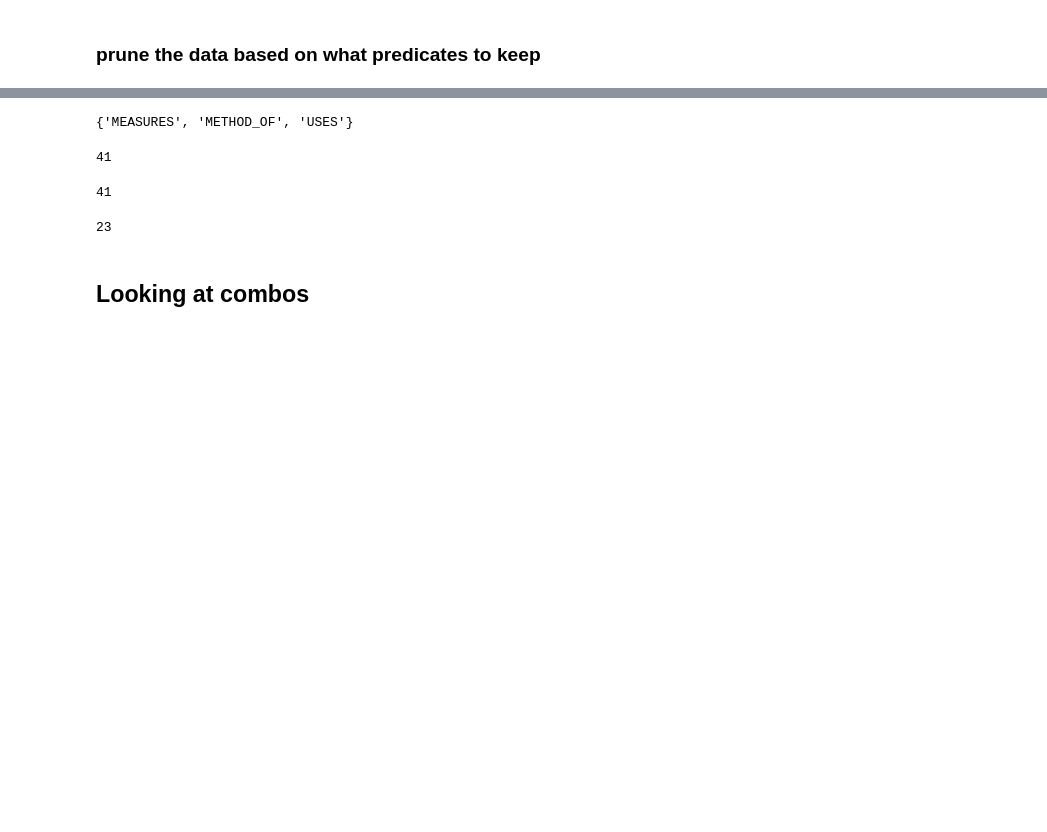
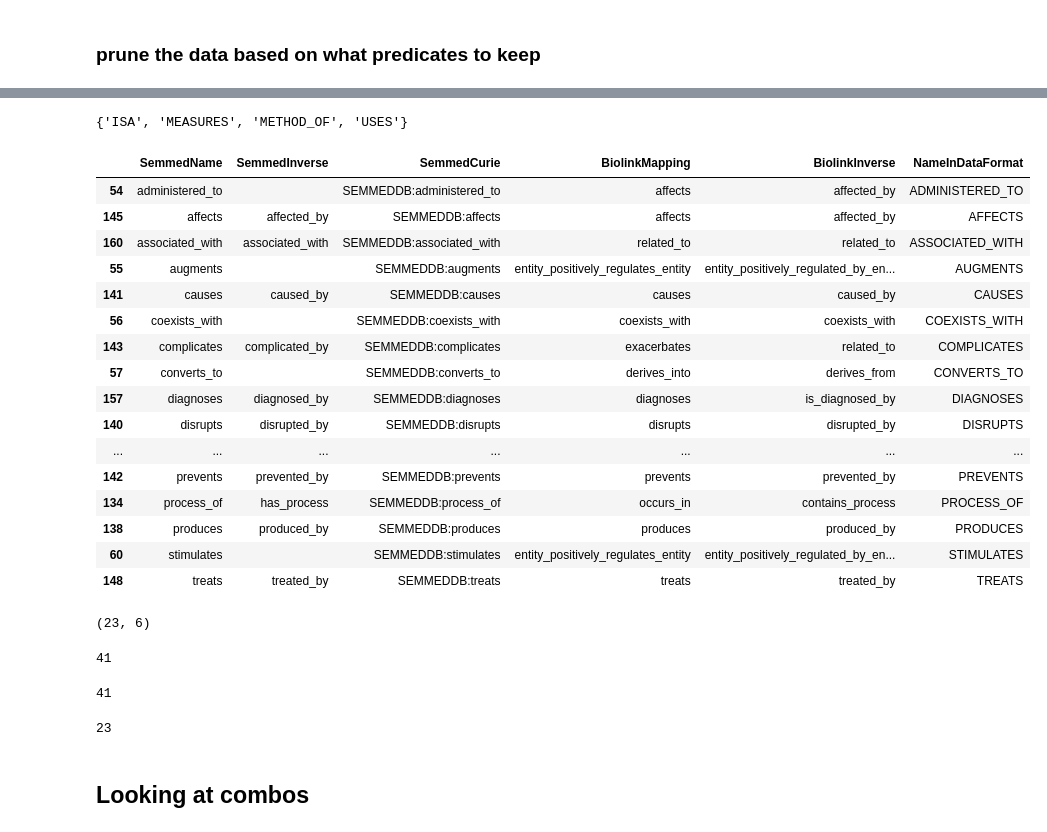
Before and after one commit to NCATS-Tangerine/translator-api-registry, a Jupyter notebook: semmeddb/AutoGen_SEMMEDDB.ipynb, the cells around one changed output, grey strips where cells are left out. Saved outputs shown, nothing was run; the diff lists cells and outputs as text; code cells hidden in the pictures; blank space fills up the shorter version.

```diff
--- a/semmeddb/AutoGen_SEMMEDDB.ipynb
+++ b/semmeddb/AutoGen_SEMMEDDB.ipynb
@@ -817,9 +830,30 @@ Note that this step is used to remove the predicates that are in the data, but d
 # %%
-## find the predicates that are in the data, not in the biolink model
-## expect MEASURES, METHOD_OF, USES
-# more_removals = predicates - set(SEMMED_predicates['NameInDataFormat'])
-more_removals = {'MEASURES', 'METHOD_OF', 'USES'}
+more_removals = {'METHOD_OF', 'ISA', 'MEASURES', 'USES'}
 more_removals
 # %% [output]
-{'MEASURES', 'METHOD_OF', 'USES'}
+{'ISA', 'MEASURES', 'METHOD_OF', 'USES'}
+# %%
+## remove this set from the SEMMED_predicates table
+SEMMED_predicates = SEMMED_predicates[~ SEMMED_predicates['NameInDataFormat'].isin(more_removals)]
+SEMMED_predicates
+SEMMED_predicates.shape
+# %% [output]
+|  | SemmedName | SemmedInverse | SemmedCurie | BiolinkMapping | BiolinkInverse | NameInDataFormat |
+| 54 | administered_to |  | SEMMEDDB:administered_to | affects | affected_by | ADMINISTERED_TO |
+| 145 | affects | affected_by | SEMMEDDB:affects | affects | affected_by | AFFECTS |
+| 160 | associated_with | associated_with | SEMMEDDB:associated_with | related_to | related_to | ASSOCIATED_WITH |
+| 55 | augments |  | SEMMEDDB:augments | entity_positively_regulates_entity | entity_positively_regulated_by_en... | AUGMENTS |
+| 141 | causes | caused_by | SEMMEDDB:causes | causes | caused_by | CAUSES |
+| 56 | coexists_with |  | SEMMEDDB:coexists_with | coexists_with | coexists_with | COEXISTS_WITH |
+| 143 | complicates | complicated_by | SEMMEDDB:complicates | exacerbates | related_to | COMPLICATES |
+| 57 | converts_to |  | SEMMEDDB:converts_to | derives_into | derives_from | CONVERTS_TO |
+| 157 | diagnoses | diagnosed_by | SEMMEDDB:diagnoses | diagnoses | is_diagnosed_by | DIAGNOSES |
+| 140 | disrupts | disrupted_by | SEMMEDDB:disrupts | disrupts | disrupted_by | DISRUPTS |
+| ... | ... | ... | ... | ... | ... | ... |
+| 142 | prevents | prevented_by | SEMMEDDB:prevents | prevents | prevented_by | PREVENTS |
+| 134 | process_of | has_process | SEMMEDDB:process_of | occurs_in | contains_process | PROCESS_OF |
+| 138 | produces | produced_by | SEMMEDDB:produces | produces | produced_by | PRODUCES |
+| 60 | stimulates |  | SEMMEDDB:stimulates | entity_positively_regulates_entity | entity_positively_regulated_by_en... | STIMULATES |
+| 148 | treats | treated_by | SEMMEDDB:treats | treats | treated_by | TREATS |
+(23, 6)
 # %%
```
Also changed, not shown: parts of 20 cells of this notebook, 5 other files.
